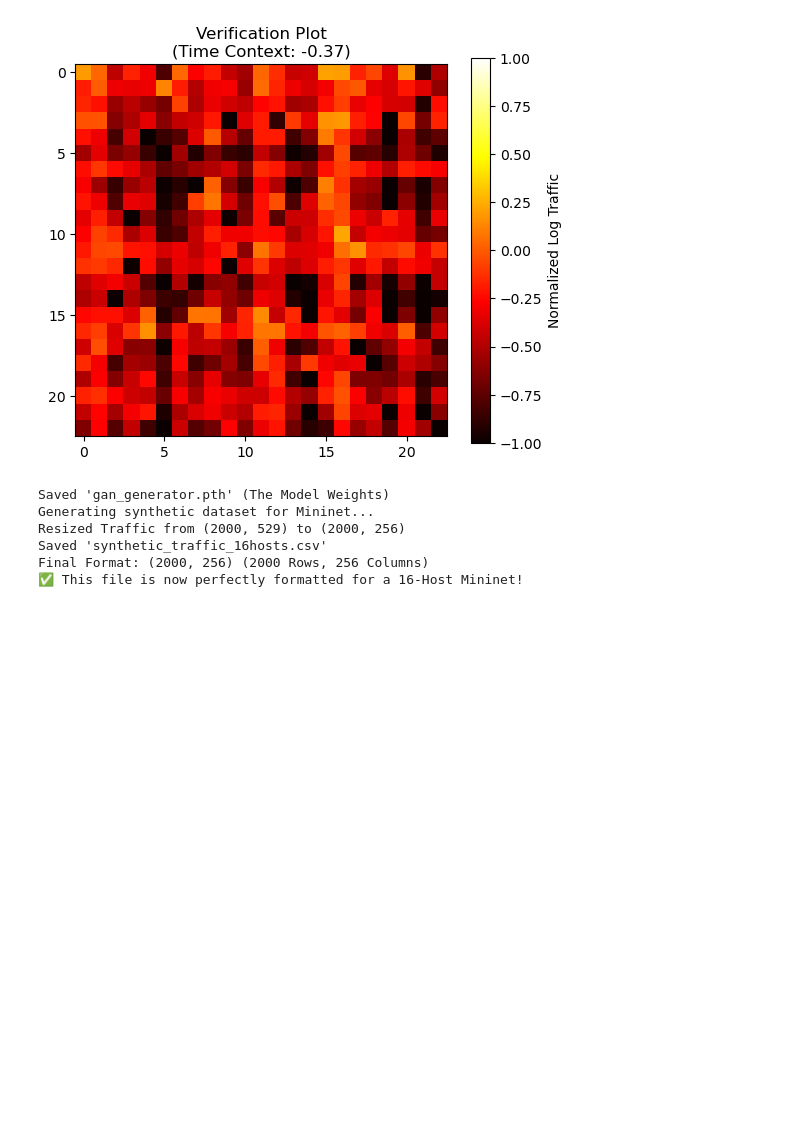
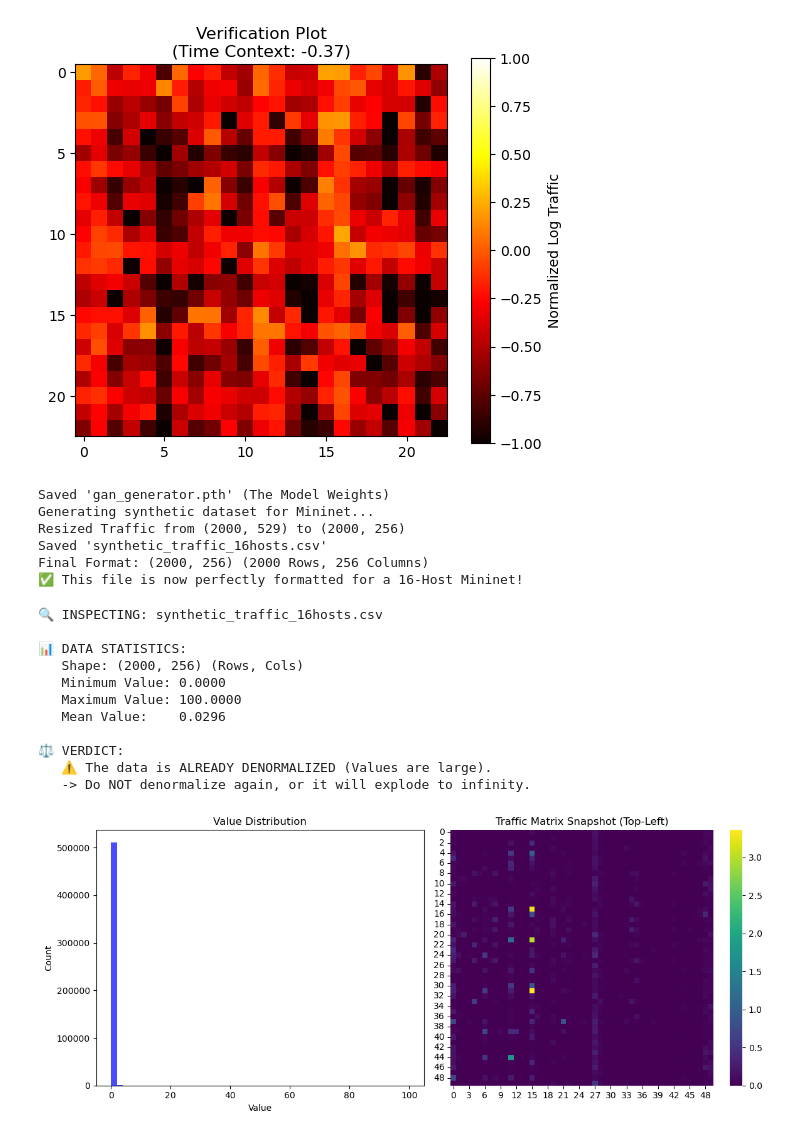
Before and after one commit to SanthoshRaaj-KR/Network_Automation, a Jupyter notebook: WGAN.ipynb, the cells around one changed output. Drawn from its saved outputs; the diff is of its cells as text; code cells hidden in the pictures; blank space fills up the shorter version.

```diff
--- a/WGAN.ipynb
+++ b/WGAN.ipynb
@@ -591,3 +591,70 @@ Resized Traffic from (2000, 529) to (2000, 256)
 Saved 'synthetic_traffic_16hosts.csv'
 Final Format: (2000, 256) (2000 Rows, 256 Columns)
 ✅ This file is now perfectly formatted for a 16-Host Mininet!
+# %%
+import pandas as pd
+import numpy as np
+import matplotlib.pyplot as plt
+import seaborn as sns
+
+# --- CONFIGURATION ---
+# Change this to the exact filename you are trying to use
+FILENAME = "synthetic_traffic_16hosts.csv"
+
+print(f"🔍 INSPECTING: {FILENAME}")
+
+try:
+    # 1. Load the Data
+    df = pd.read_csv(FILENAME, header=None)
+    data = df.values
+
+    # 2. Print Key Statistics
+    print("\n📊 DATA STATISTICS:")
+    print(f"   Shape: {data.shape} (Rows, Cols)")
+    print(f"   Minimum Value: {data.min():.4f}")
+    print(f"   Maximum Value: {data.max():.4f}")
+    print(f"   Mean Value:    {data.mean():.4f}")
+
+    # 3. The Verdict
+    print("\n⚖️ VERDICT:")
+    if data.min() >= -1.5 and data.max() <= 1.5:
+        print("   ✅ The data is NORMALIZED (Range is approx -1 to 1).")
+        print("   -> You MUST denormalize this before using it.")
+    elif data.max() > 10.0:
+        print("   ⚠️ The data is ALREADY DENORMALIZED (Values are large).")
+    else:
+        print("   ❓ The data is in an unknown range. Check the histogram below.")
+
+    # 4. Visual Check (Heatmap & Histogram)
+    plt.figure(figsize=(12, 5))
+
+    # Histogram
+    plt.subplot(1, 2, 1)
+    plt.hist(data.flatten(), bins=50, color='blue', alpha=0.7)
+    plt.title("Value Distribution")
+    plt.xlabel("Value")
+    plt.ylabel("Count")
+
+    # Heatmap (First 50 rows, first 50 cols)
+    plt.subplot(1, 2, 2)
+    sns.heatmap(data[:50, :50], cmap='viridis')
+    plt.title("Traffic Matrix Snapshot (Top-Left)")
+
+    plt.tight_layout()
+    plt.show()
+
+except FileNotFoundError:
+    print(f"❌ Error: Could not find file '{FILENAME}'. Check the name!")
+# %% [output]
+🔍 INSPECTING: synthetic_traffic_16hosts.csv
+
+📊 DATA STATISTICS:
+   Shape: (2000, 256) (Rows, Cols)
+   Minimum Value: 0.0000
+   Maximum Value: 100.0000
+   Mean Value:    0.0296
+
+⚖️ VERDICT:
+   ⚠️ The data is ALREADY DENORMALIZED (Values are large).
+   -> Do NOT denormalize again, or it will explode to infinity.
+[figure, added]
```
Also changed, not shown: parts of 6 cells of this notebook, 4 other files.
